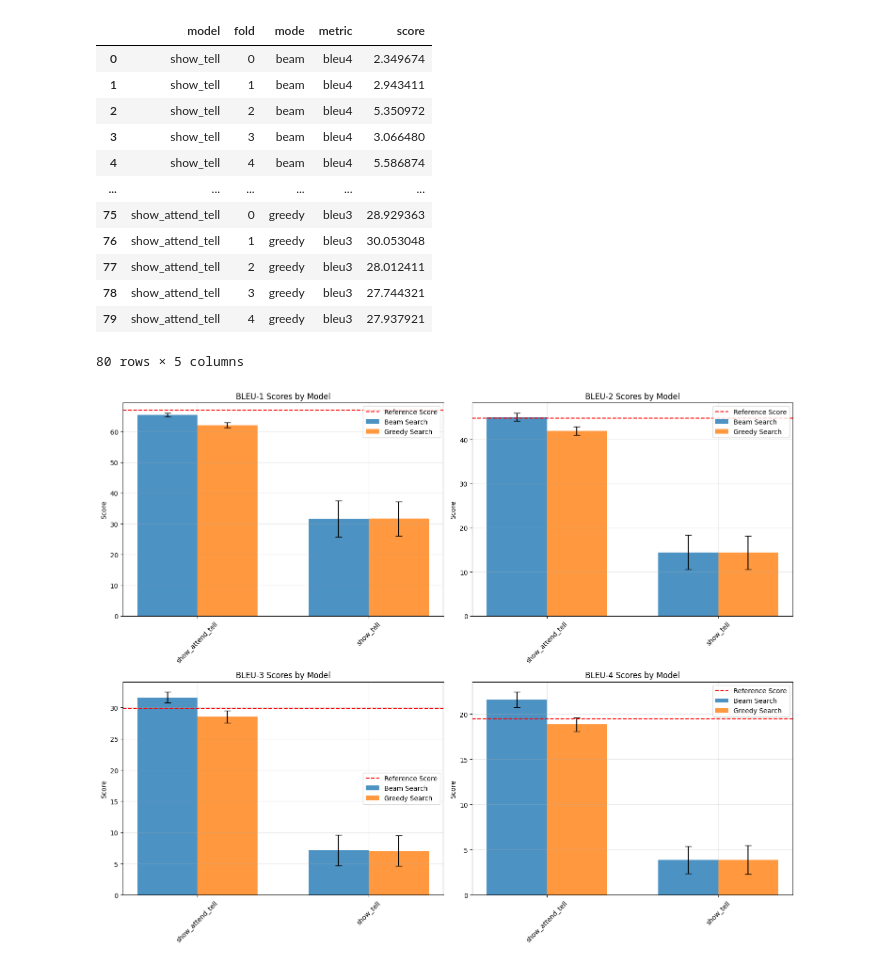
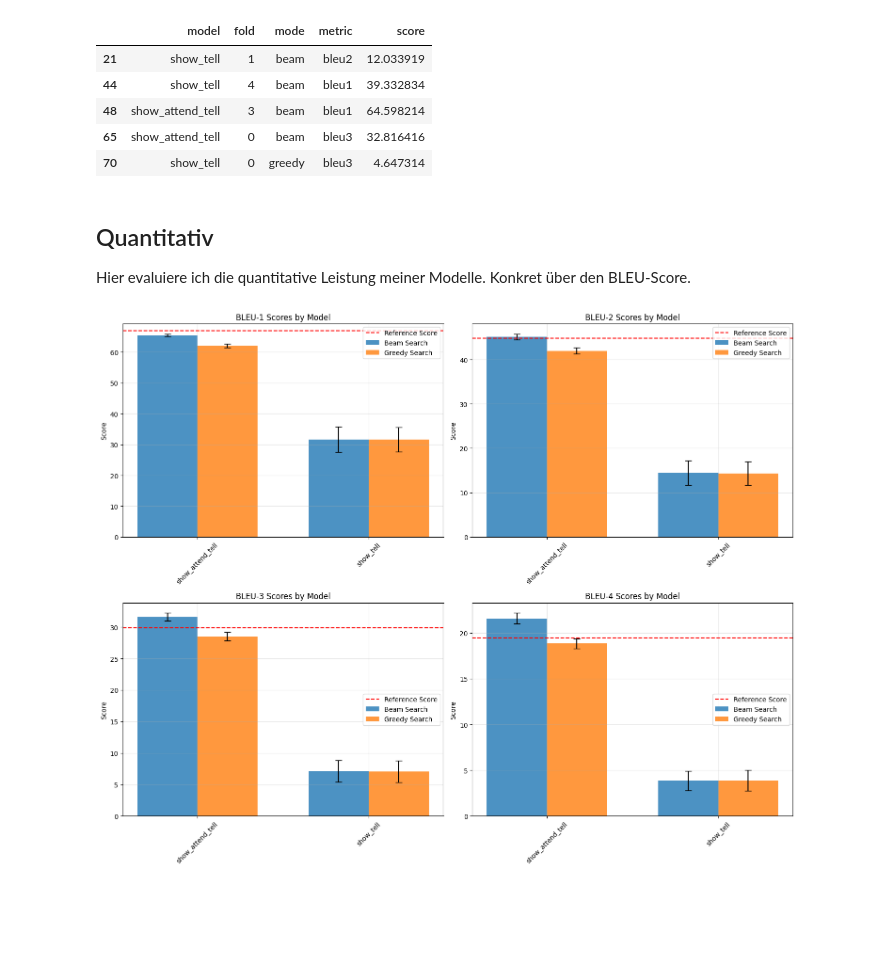
Before and after one commit to florinbarbisch/vdl, a Jupyter notebook: notebook.ipynb, the cells around one changed output. Cells and saved outputs as stored; diff of their text form; code cells hidden in the pictures; blank space fills up the shorter version.

```diff
--- a/notebook.ipynb
+++ b/notebook.ipynb
@@ -19,0 +32,10 @@ python src/train.py --model show_attend_tell --checkpoint_dir show_attend_tell_f
+# %%
+# Load the dataset
+data_dir = os.path.join('..', 'data')
+captions_file = os.path.join(data_dir, 'captions.txt')
+images_dir = os.path.join(data_dir, 'Images')
+
+# Read captions
+df = pd.read_csv(captions_file)
+print(f"Total number of caption entries: {len(df)}")
+print(f"Number of unique images: {df['image'].nunique()}")
@@ -25,0 +297,11 @@ import numpy as np
+# %%
+cmds = []
+for model in ["show_tell", "show_attend_tell"]:
+    for fold in range(5):
+        cmd = f"python src/train.py --model {model} --checkpoint_dir {model}_fold{fold} --eval_fold {fold} --epochs 10"
+        print(cmd)
+        cmds.append(cmd)
+
+
+print("\nChained Commands:")
+print(" && ".join(cmds))
@@ -47,8 +351,11 @@ model_artefacts = {
 cmds = []
 for model_name, folds in model_artefacts.items():
     for fold, artifact in folds.items():
-        cmd = ["python", "eval.py", "--model", model_name, "--eval_fold", str(fold), "--wandb_project", "image-captioning-comparison", "--wandb_artifact", artifact]
-        cmds.append(" ".join(cmd))
+        cmd = " ".join(["python", "eval.py", "--model", model_name, "--eval_fold", str(fold), "--wandb_project", "image-captioning-comparison", "--wandb_artifact", artifact])
+        print(cmd)
+        cmds.append(cmd)
 
+
+print("\nChained Commands:")
 print(" && ".join(cmds))
 # %% [output]
@@ -151,21 +467,18 @@ final_melted_df = final_melted_df.melt(
     value_name='score'
 )
 
-final_melted_df
+final_melted_df.sample(5)
 # %% [output]
 |  | model | fold | mode | metric | score |
-| 0 | show_tell | 0 | beam | bleu4 | 2.349674 |
-| 1 | show_tell | 1 | beam | bleu4 | 2.943411 |
-| 2 | show_tell | 2 | beam | bleu4 | 5.350972 |
-| 3 | show_tell | 3 | beam | bleu4 | 3.066480 |
-| 4 | show_tell | 4 | beam | bleu4 | 5.586874 |
-| ... | ... | ... | ... | ... | ... |
-| 75 | show_attend_tell | 0 | greedy | bleu3 | 28.929363 |
-| 76 | show_attend_tell | 1 | greedy | bleu3 | 30.053048 |
-| 77 | show_attend_tell | 2 | greedy | bleu3 | 28.012411 |
-| 78 | show_attend_tell | 3 | greedy | bleu3 | 27.744321 |
-| 79 | show_attend_tell | 4 | greedy | bleu3 | 27.937921 |
+| 21 | show_tell | 1 | beam | bleu2 | 12.033919 |
+| 44 | show_tell | 4 | beam | bleu1 | 39.332834 |
+| 48 | show_attend_tell | 3 | beam | bleu1 | 64.598214 |
+| 65 | show_attend_tell | 0 | beam | bleu3 | 32.816416 |
+| 70 | show_tell | 0 | greedy | bleu3 | 4.647314 |
-80 rows × 5 columns
+# %% [markdown]
+## Quantitativ
+
+Hier evaluiere ich die quantitative Leistung meiner Modelle. Konkret über den BLEU-Score.
 # %%
 # Reference scores from show_attend_tell paper (Softattention on Flickr8k)
 reference_scores = {
@@ -182,33 +495,33 @@ axes = axes.ravel()
 # Plot each BLEU score
 for idx, metric in enumerate(['bleu1', 'bleu2', 'bleu3', 'bleu4']):
     # Calculate mean and std for each model/mode combination
     plot_data = final_melted_df[final_melted_df['metric'] == metric].groupby(['model', 'mode'])['score'].agg(['mean', 'std']).reset_index()
 
     # Plot bars with error bars
     x = np.arange(len(plot_data['model'].unique()))
     width = 0.35
 
     beam_data = plot_data[plot_data['mode'] == 'beam']
     greedy_data = plot_data[plot_data['mode'] == 'greedy']
 
-    axes[idx].bar(x - width/2, beam_data['mean'], width, yerr=beam_data['std'],
+    axes[idx].bar(x - width/2, beam_data['mean'], width, yerr=beam_data['std']/np.sqrt(len(beam_data)),
                  label='Beam Search', capsize=5, alpha=0.8)
-    axes[idx].bar(x + width/2, greedy_data['mean'], width, yerr=greedy_data['std'],
+    axes[idx].bar(x + width/2, greedy_data['mean'], width, yerr=greedy_data['std']/np.sqrt(len(greedy_data)),
                  label='Greedy Search', capsize=5, alpha=0.8)
 
     # Add reference line
     axes[idx].axhline(y=reference_scores[metric], color='r', linestyle='--',
                      label='Reference Score')
 
     # Customize plot
     axes[idx].set_title(f'BLEU-{metric[-1]} Scores by Model')
     axes[idx].set_xticks(x)
     axes[idx].set_xticklabels(plot_data['model'].unique(), rotation=45)
     axes[idx].set_ylabel('Score')
     axes[idx].legend()
     axes[idx].grid(True, alpha=0.3)
 
 plt.tight_layout()
 plt.show()
 # %% [output]
-[figure, old version]
+[figure, new version]
```
Also changed, not shown: parts of 35 cells of this notebook.
